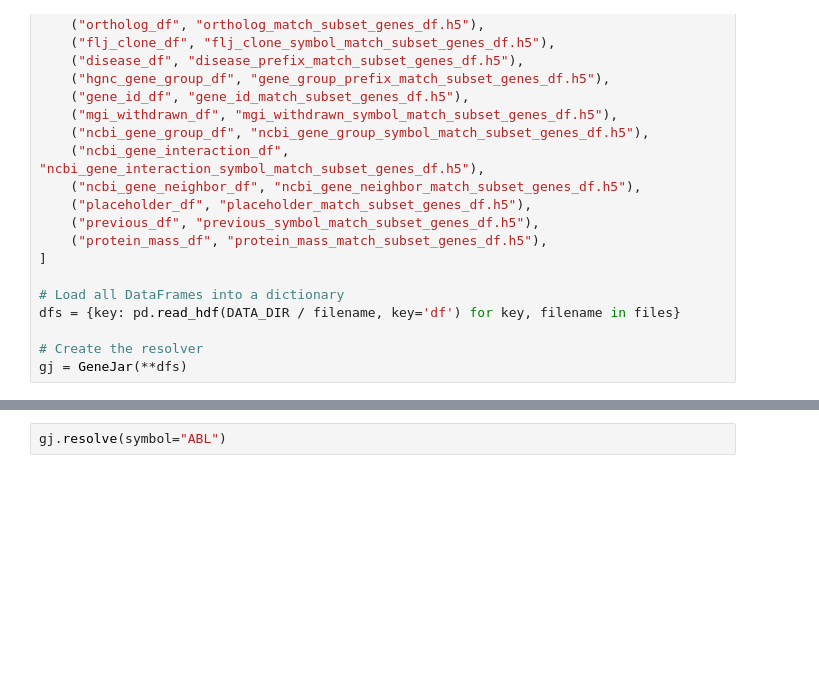
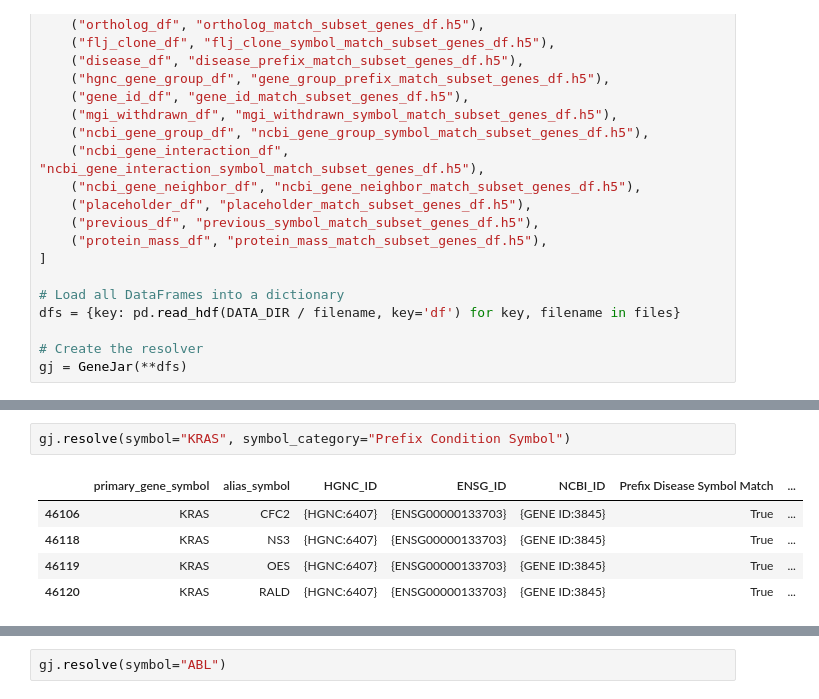
Before and after one commit to cancervariants/gene-harmony, a Jupyter notebook: gene_jar_example_use.ipynb, the cells around one changed output, grey strips where cells are left out. Saved outputs shown, nothing was run; the diff lists cells and outputs as text; blank space fills up the shorter version.

```diff
--- a/gene_jar_example_use.ipynb
+++ b/gene_jar_example_use.ipynb
@@ -77,3 +77,11 @@ rows_primary
 | 53701 | {HGNC:6406} | {} | {GENE ID:3844} | KRASP1 | c-Kras1 | F | None |
 | 77847 | {HGNC:25121} | {ENSG00000270170} | {GENE ID:152217} | NCBP2AS2 | KRASIM | F | None |
 | 81133 | {HGNC:7989} | {ENSG00000213281} | {GENE ID:4893} | NRAS | KRAS | T | Ortholog Symbol |
+# %%
+gj.resolve(symbol="KRAS", symbol_category="Prefix Condition Symbol")
+# %% [output]
+|  | primary_gene_symbol | alias_symbol | HGNC_ID | ENSG_ID | NCBI_ID | Prefix Disease Symbol Match | ... |
+| 46106 | KRAS | CFC2 | {HGNC:6407} | {ENSG00000133703} | {GENE ID:3845} | True | ... |
+| 46118 | KRAS | NS3 | {HGNC:6407} | {ENSG00000133703} | {GENE ID:3845} | True | ... |
+| 46119 | KRAS | OES | {HGNC:6407} | {ENSG00000133703} | {GENE ID:3845} | True | ... |
+| 46120 | KRAS | RALD | {HGNC:6407} | {ENSG00000133703} | {GENE ID:3845} | True | ... |
```
Also changed, not shown: parts of 1 cell of this notebook, 1 other file.
